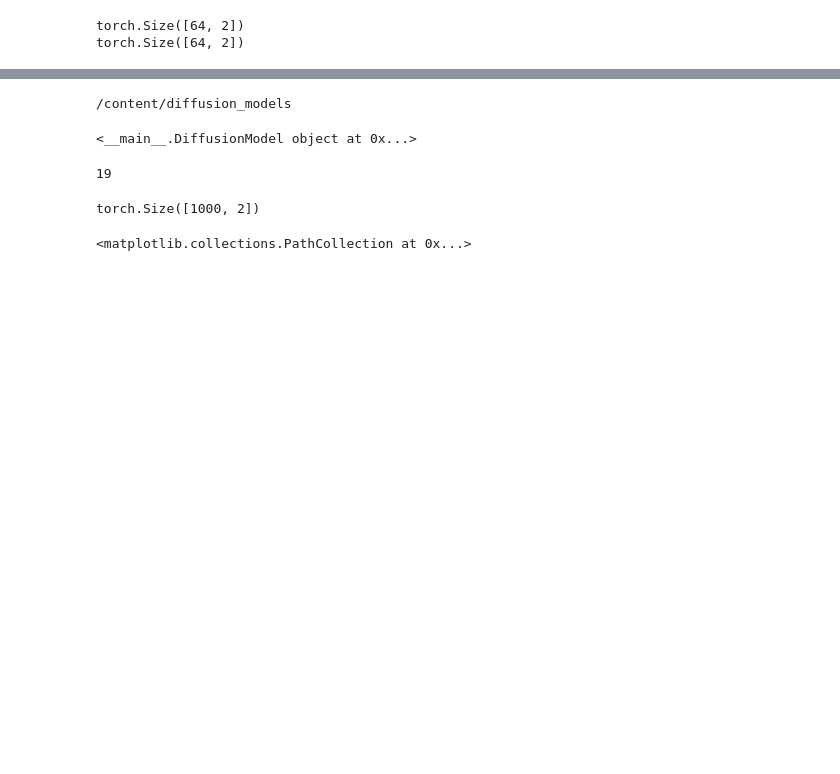
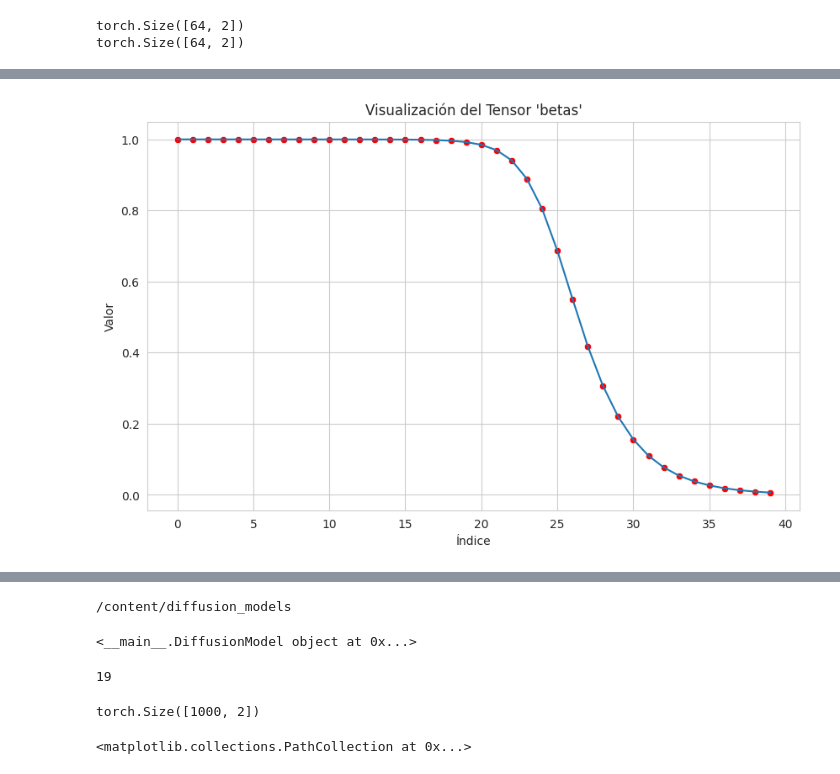
Before and after one commit to arturovallemacias/diffusion_models, a Jupyter notebook: reverse_me.ipynb, the cells around one changed output, grey strips where cells are left out. Saved outputs shown, nothing was run; the diff lists cells and outputs as text; code cells hidden in the pictures; blank space fills up the shorter version.

```diff
--- a/reverse_me.ipynb
+++ b/reverse_me.ipynb
@@ -128,0 +129,19 @@ tensor([[-0.456182, -0.102690],
+# %%
+import seaborn as sns
+# Configuración de estilo de Seaborn (opcional)
+sns.set_style("whitegrid")
+
+# Crear un gráfico de línea utilizando Seaborn
+plt.figure(figsize=(10, 6))
+sns.lineplot(x=range(len(alphas_bar)), y=alphas_bar)
+sns.scatterplot(x=range(len(alphas_bar)), y=alphas_bar, marker='o', color='red')
+
+# Configuración de etiquetas y título
+plt.xlabel("Índice")
+plt.ylabel("Valor")
+plt.title("Visualización del Tensor 'betas'")
+
+# Mostrar el gráfico
+plt.show()
+# %% [output]
+[figure, added]
```
Also changed, not shown: parts of 6 cells of this notebook.
